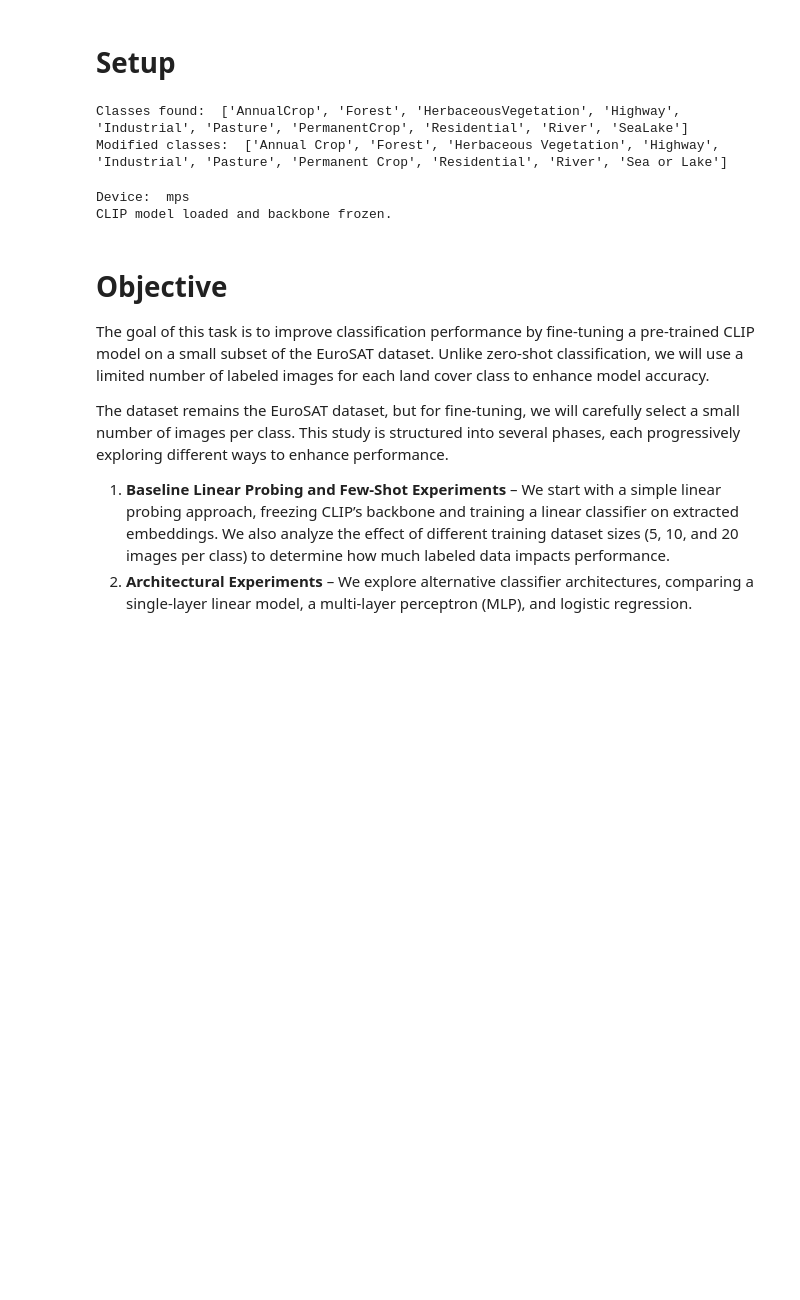
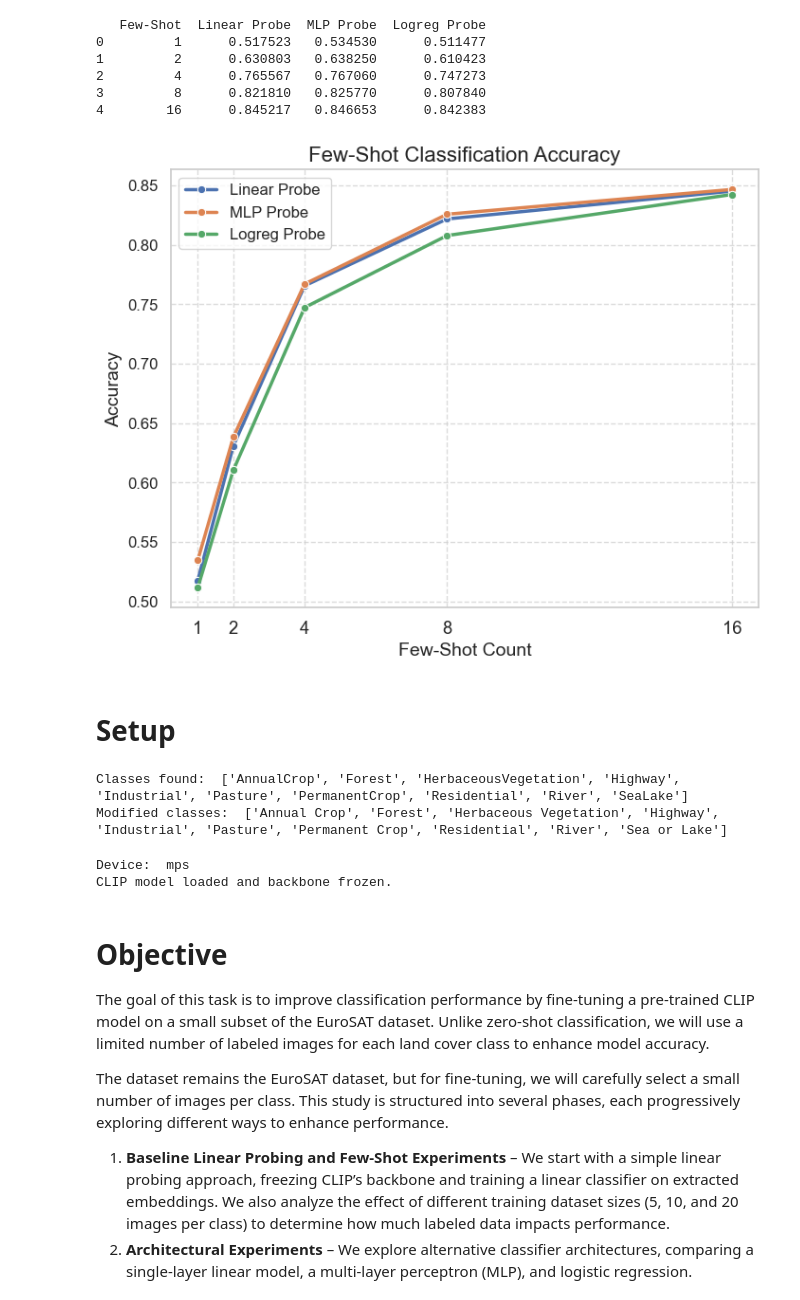
Before and after one commit to andrea-zoccante/land-classification-project, a Jupyter notebook: task2.ipynb, the cells around one changed output. Saved outputs shown, nothing was run; the diff lists cells and outputs as text; code cells hidden in the pictures; blank space fills up the shorter version.

```diff
--- a/task2.ipynb
+++ b/task2.ipynb
@@ -28,5 +28,5 @@ import random
 import config
 from customCLIP import customCLIP
 # %%
-customclip = customCLIP(model_name="openai/clip-vit-base-patch32", full_prompt=True, modify=True)
-# results = customclip.train(few_shot=8, mode="MLP_Probe", save_model=True)
+customclip = customCLIP(model_name="openai/clip-vit-base-patch32", full_prompt=True, modify=True,augment_hue=True)
+results = customclip.train(few_shot=8, mode="CoOp", save_model=True)
@@ -33,2 +63,2 @@ customclip = customCLIP(model_name="openai/clip-vit-base-patch32", full_prompt=T
 # %%
-customclip.load_classifier("models/classifiers/mlp_probe/8-shot.pth")
+# customclip.load_classifier("models/classifiers/mlp_probe/8-shot.pth")
@@ -47,3 +132,75 @@ Loaded linear_probe classifier from models/classifiers/linear_probe/1-shot.pth
+# %%
+import matplotlib.pyplot as plt
+import seaborn as sns
+import pandas as pd
+import os
+
+# Few-shot values to iterate over
+few_shot_values = [1, 2, 4, 8, 16]
+
+# Directories for the saved results
+base_path = "results/classifiers"
+
+# Initialize lists to store accuracies
+linear_probe_accuracies = []
+mlp_probe_accuracies = []
+logreg_probe_accuracies = []
+
+# Load data for each few-shot setting
+for few_shot in few_shot_values:
+    # Define file paths
+    linear_probe_path = f"results/classifiers/linear_probe/{few_shot}-shot"
+    mlp_probe_path = f"results/classifiers/mlp_probe/{few_shot}-shot"
+    logreg_probe_path = f"results/classifiers/logreg_probe/{few_shot}-shot"
+
+    # Read CSVs and compute mean accuracy
+    df = pd.read_csv(linear_probe_path)
+    linear_probe_accuracies.append(df["accuracy"].mean())
+
+    df = pd.read_csv(mlp_probe_path)
+    mlp_probe_accuracies.append(df["accuracy"].mean())
+
+    df = pd.read_csv(logreg_probe_path)
+    logreg_probe_accuracies.append(df["accuracy"].mean())
+
+# Create DataFrame for plotting
+df_plot = pd.DataFrame({
+    "Few-Shot": few_shot_values,
+    "Linear Probe": linear_probe_accuracies,
+    "MLP Probe": mlp_probe_accuracies,
+    "Logreg Probe": logreg_probe_accuracies
+})
+print(df_plot)
+
+# Plot settings
+sns.set_theme(style="whitegrid", font_scale=1.2)
+plt.figure(figsize=(8, 6))
+
+# Plot both classifiers
+sns.lineplot(x=df_plot["Few-Shot"], y=df_plot["Linear Probe"], marker="o", label="Linear Probe", linewidth=2.5)
+sns.lineplot(x=df_plot["Few-Shot"], y=df_plot["MLP Probe"], marker="o", label="MLP Probe", linewidth=2.5)
+sns.lineplot(x=df_plot["Few-Shot"], y=df_plot["Logreg Probe"], marker="o", label="Logreg Probe", linewidth=2.5)
+
+# Labels and formatting
+plt.xlabel("Few-Shot Count", fontsize=14)
+plt.ylabel("Accuracy", fontsize=14)
+plt.title("Few-Shot Classification Accuracy", fontsize=16)
+plt.xticks(df_plot["Few-Shot"])
+plt.yticks(fontsize=12)
+plt.legend(fontsize=12)
+plt.grid(True, linestyle="--", alpha=0.7)
+
+# Save and show
+plt.savefig("few_shot_accuracy_plot.png", dpi=300, bbox_inches="tight")  # Save as high-quality image
+plt.show()
+# %% [output]
+   Few-Shot  Linear Probe  MLP Probe  Logreg Probe
+0         1      0.517523   0.534530      0.511477
+1         2      0.630803   0.638250      0.610423
+2         4      0.765567   0.767060      0.747273
+3         8      0.821810   0.825770      0.807840
+4        16      0.845217   0.846653      0.842383
+[figure, added]
 # %% [markdown]
 # Setup
 # %%
```
Also changed, not shown: parts of 4 cells of this notebook, 18 other files.
